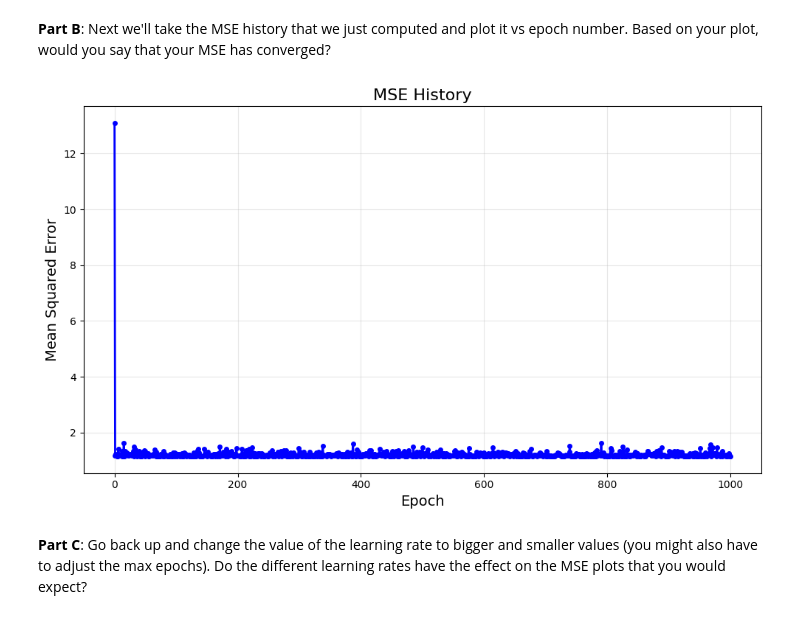
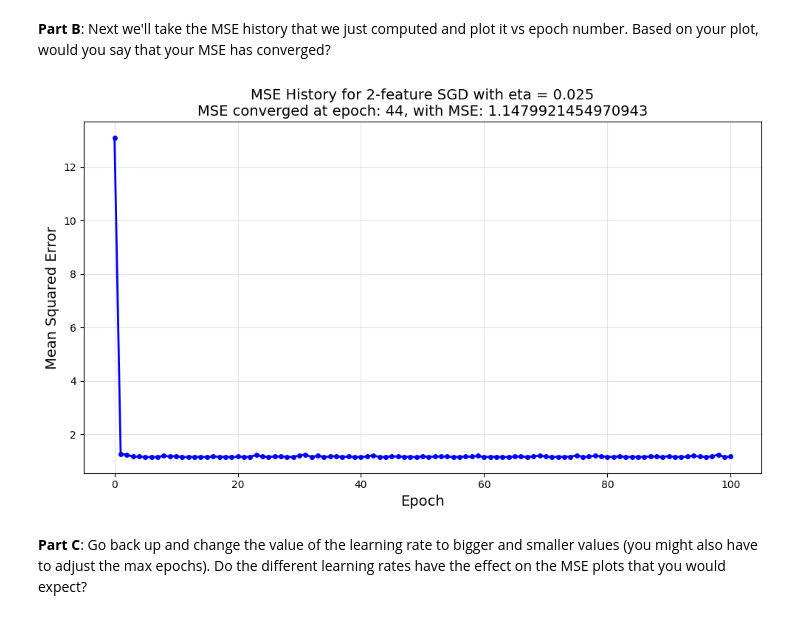
Before and after one commit to sean-coffey/ml-course-work, a Jupyter notebook: 5511_module2.ipynb, the cells around one changed output. Cells and saved outputs as stored; diff of their text form; code cells hidden in the pictures.

```diff
--- a/5511_module2.ipynb
+++ b/5511_module2.ipynb
@@ -206,12 +206,6 @@ beta_0 = 0.91899, beta_1 = 2.20488
 def sgd(X, y, beta, eta=0.1, num_epochs=100):
     """
     Peform Stochastic Gradient Descent
-
-    :param X: matrix of training features
-    :param y: vector of training responses
-    :param beta: initial guess for the parameters
-    :param eta: the learning rate
-    :param num_epochs: the number of epochs to run
     """
 
     # initialize history for plotting
@@ -279,14 +273,3 @@ CPU times: user 123 ms, sys: 2.65 ms, total: 126 ms
 Wall time: 125 ms
 beta_0 = 1.14578, beta_1 = 2.28280
 [figure]
-# %%
-# Start at (-2,1)
-etas = [0.001, 0.01, 0.05, 0.1, 0.5]
-
-for eta in etas:
-    beta_start = np.array([-2.0, -1.0])
-    %time bhist = sgd(X_train, y_train, beta=beta_start, eta=eta, num_epochs=1000)
-    print("eta = {:.5f}".format(eta))
-    print("beta_0 = {:.5f}, beta_1 = {:.5f}".format(bhist[-1][0], bhist[-1][1]))
-    plotsurface(X_train, y_train, bhist=bhist)
-    plt.show()
@@ -346,22 +367,26 @@ assert pytest.approx(mock_mse_exp, 0.0001 ) == mock_mse_act, "Check MSE_hist fun
 # %%
 # plot MSE history vs. epoch number
 mse = mock_mse_act
 def plot_mse_history(mse_values, title="MSE History", xlabel="Epoch", ylabel="Mean Squared Error"):
     plt.figure(figsize=(10, 6))
     plt.plot(range(len(mse_values)), mse_values, 'b-', linewidth=2, marker='o', markersize=4)
-    plt.title(title, fontsize=16)
+    plt.title(title, fontsize=14)
     plt.xlabel(xlabel, fontsize=14)
     plt.ylabel(ylabel, fontsize=14)
     plt.grid(True, alpha=0.3)
     plt.tight_layout()
     plt.show()
 
 beta_start = np.array([-2.0, -1.0])
-bhist = sgd(X_train, y_train, beta=beta_start, eta=0.05, num_epochs=1000)
+bhist = sgd(X_train, y_train, beta=beta_start, eta=0.025, num_epochs=100)
 mse_history = MSE_hist(X_train, y_train, bhist)
-plot_mse_history(mse_history)
+title = "MSE History for 2-feature SGD with eta = 0.025"
+subtitle = "MSE converged at epoch: " + str(np.argmin(mse_history) + 1) + ", with MSE: " + str(mse_history[np.argmin(mse_history)])
+title_str = title + "\n" + subtitle
+plot_mse_history(mse_history, title=title_str)
+print()
 # %% [output]
-[figure, old version]
+[figure, new version]
 # %% [markdown]
 **Part C**: Go back up and change the value of the learning rate to bigger and smaller values (you might also have to adjust the max epochs).  Do the different learning rates have the effect on the MSE plots that you would expect?
 # %%
```
Also changed, not shown: parts of 4 cells of this notebook.
